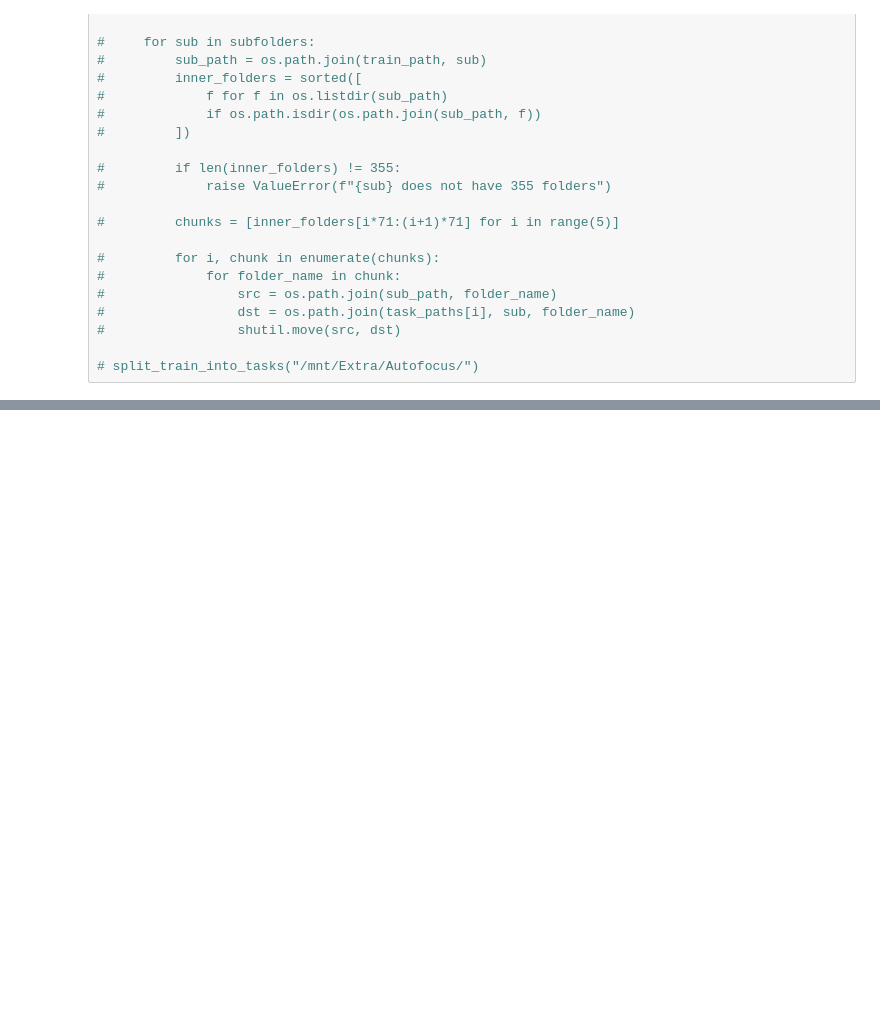
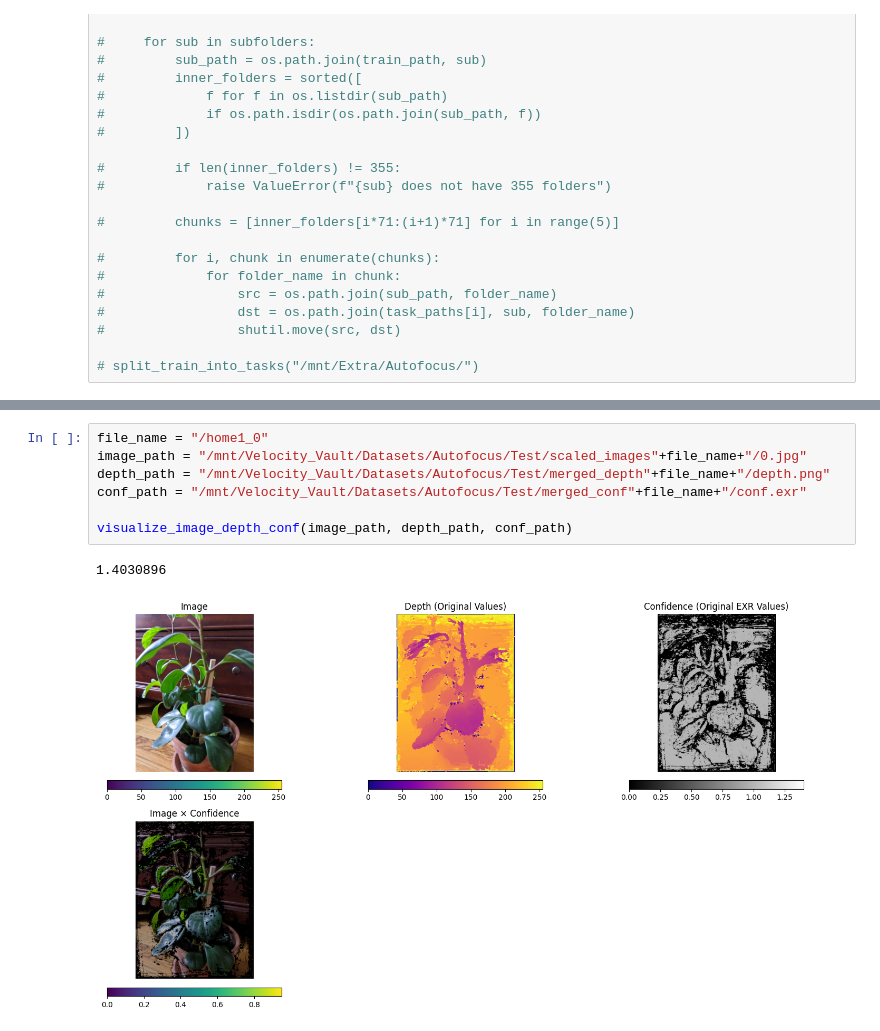
Before and after one commit to Blaze-Leo/Learning-to-Autofocus, a Jupyter notebook: Code/temp.ipynb, the cells around one changed output, grey strips where cells are left out. Saved outputs shown, nothing was run; the diff lists cells and outputs as text; blank space fills up the shorter version.

```diff
--- a/Code/temp.ipynb
+++ b/Code/temp.ipynb
@@ -269,0 +355,10 @@ Reorder dataset
+# %%
+file_name = "/home1_0"
+image_path = "/mnt/Velocity_Vault/Datasets/Autofocus/Test/scaled_images"+file_name+"/0.jpg"
+depth_path = "/mnt/Velocity_Vault/Datasets/Autofocus/Test/merged_depth"+file_name+"/depth.png"
+conf_path = "/mnt/Velocity_Vault/Datasets/Autofocus/Test/merged_conf"+file_name+"/conf.exr"
+
+visualize_image_depth_conf(image_path, depth_path, conf_path)
+# %% [output]
+1.4030896
+[figure, added]
```
Also changed, not shown: parts of 1 cell of this notebook.
